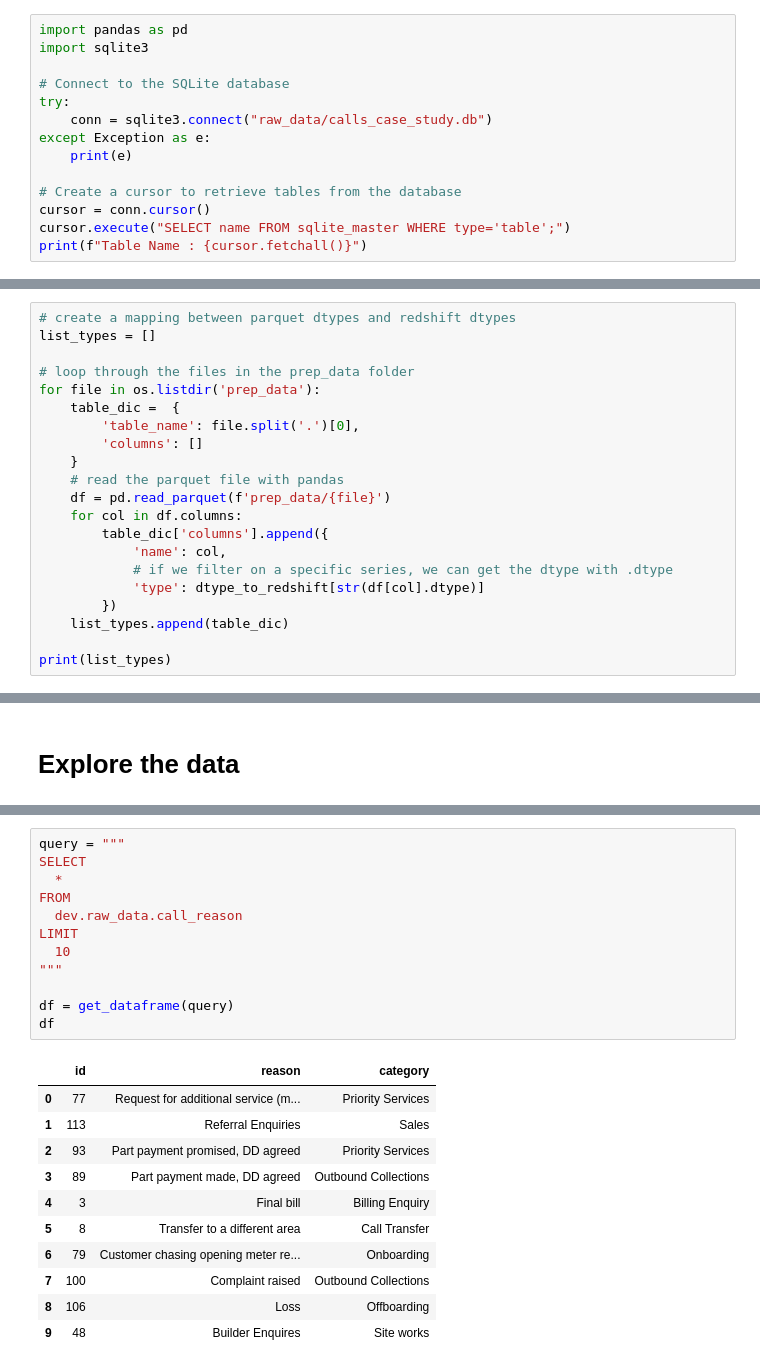
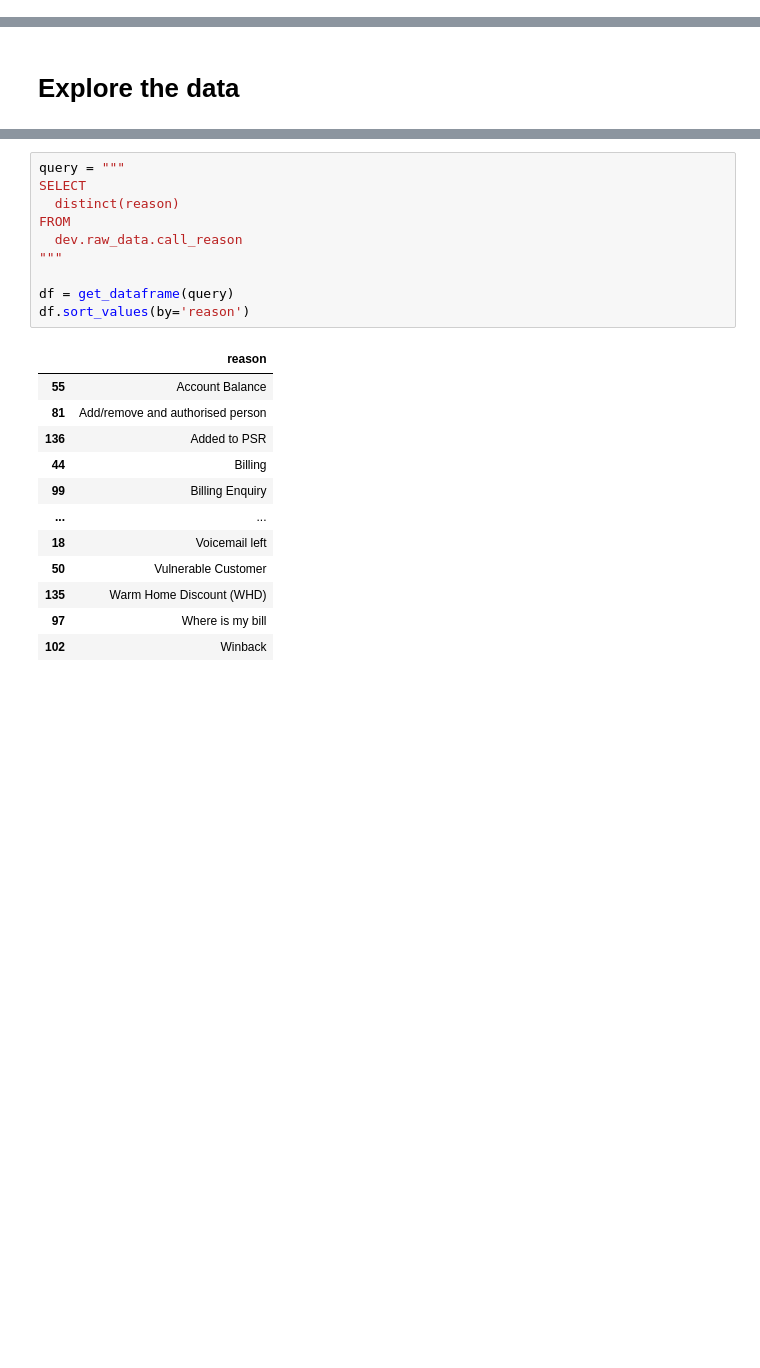
Before and after one commit to Abitben/octopus_case, a Jupyter notebook: Exploration.ipynb, the cells around one changed output, grey strips where cells are left out. Saved outputs shown, nothing was run; the diff lists cells and outputs as text; blank space fills up the shorter version.

```diff
--- a/Exploration.ipynb
+++ b/Exploration.ipynb
@@ -71,14 +0,0 @@ s3_client.download_file(bucket_name, file_path, 'raw_data/calls_case_study.db')
-# %%
-import pandas as pd
-import sqlite3
-
-# Connect to the SQLite database
-try:
-    conn = sqlite3.connect("raw_data/calls_case_study.db")
-except Exception as e:
-    print(e)
-
-# Create a cursor to retrieve tables from the database
-cursor = conn.cursor()
-cursor.execute("SELECT name FROM sqlite_master WHERE type='table';")
-print(f"Table Name : {cursor.fetchall()}")
@@ -262,21 +0,0 @@ Successfully installed asn1crypto-1.5.1 redshift_connector-2.1.3 scramp-1.4.5
-# %%
-# create a mapping between parquet dtypes and redshift dtypes
-list_types = []
-
-# loop through the files in the prep_data folder
-for file in os.listdir('prep_data'):
-    table_dic =  {
-        'table_name': file.split('.')[0],
-        'columns': []
-    }
-    # read the parquet file with pandas
-    df = pd.read_parquet(f'prep_data/{file}')
-    for col in df.columns:
-        table_dic['columns'].append({
-            'name': col,
-            # if we filter on a specific series, we can get the dtype with .dtype
-            'type': dtype_to_redshift[str(df[col].dtype)]
-        })
-    list_types.append(table_dic)
-
-print(list_types)
@@ -373,24 +92,23 @@ def get_dataframe(query):
 # %%
 query = """
 SELECT
-  *
+  distinct(reason)
 FROM
   dev.raw_data.call_reason
-LIMIT
-  10
 """
 
 df = get_dataframe(query)
-df
+df.sort_values(by='reason')
 # %% [output]
-|  | id | reason | category |
-| 0 | 77 | Request for additional service (m... | Priority Services |
-| 1 | 113 | Referral Enquiries | Sales |
-| 2 | 93 | Part payment promised, DD agreed | Priority Services |
-| 3 | 89 | Part payment made, DD agreed | Outbound Collections |
-| 4 | 3 | Final bill | Billing Enquiry |
-| 5 | 8 | Transfer to a different area | Call Transfer |
-| 6 | 79 | Customer chasing opening meter re... | Onboarding |
-| 7 | 100 | Complaint raised | Outbound Collections |
-| 8 | 106 | Loss | Offboarding |
-| 9 | 48 | Builder Enquires | Site works |
+|  | reason |
+| 55 | Account Balance |
+| 81 | Add/remove and authorised person |
+| 136 | Added to PSR |
+| 44 | Billing |
+| 99 | Billing Enquiry |
+| ... | ... |
+| 18 | Voicemail left |
+| 50 | Vulnerable Customer |
+| 135 | Warm Home Discount (WHD) |
+| 97 | Where is my bill |
+| 102 | Winback |
```
Also changed, not shown: parts of 52 cells of this notebook, 3 other files.
